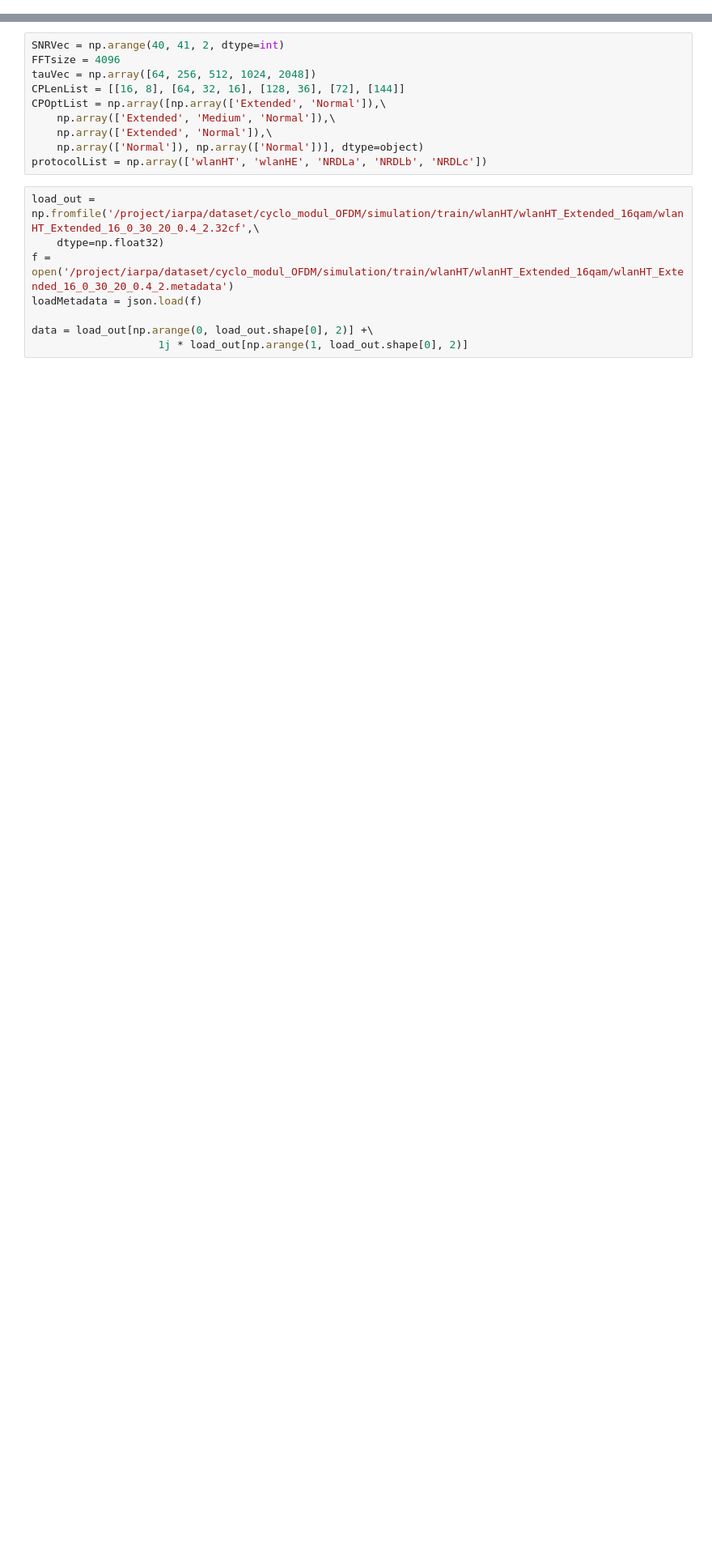
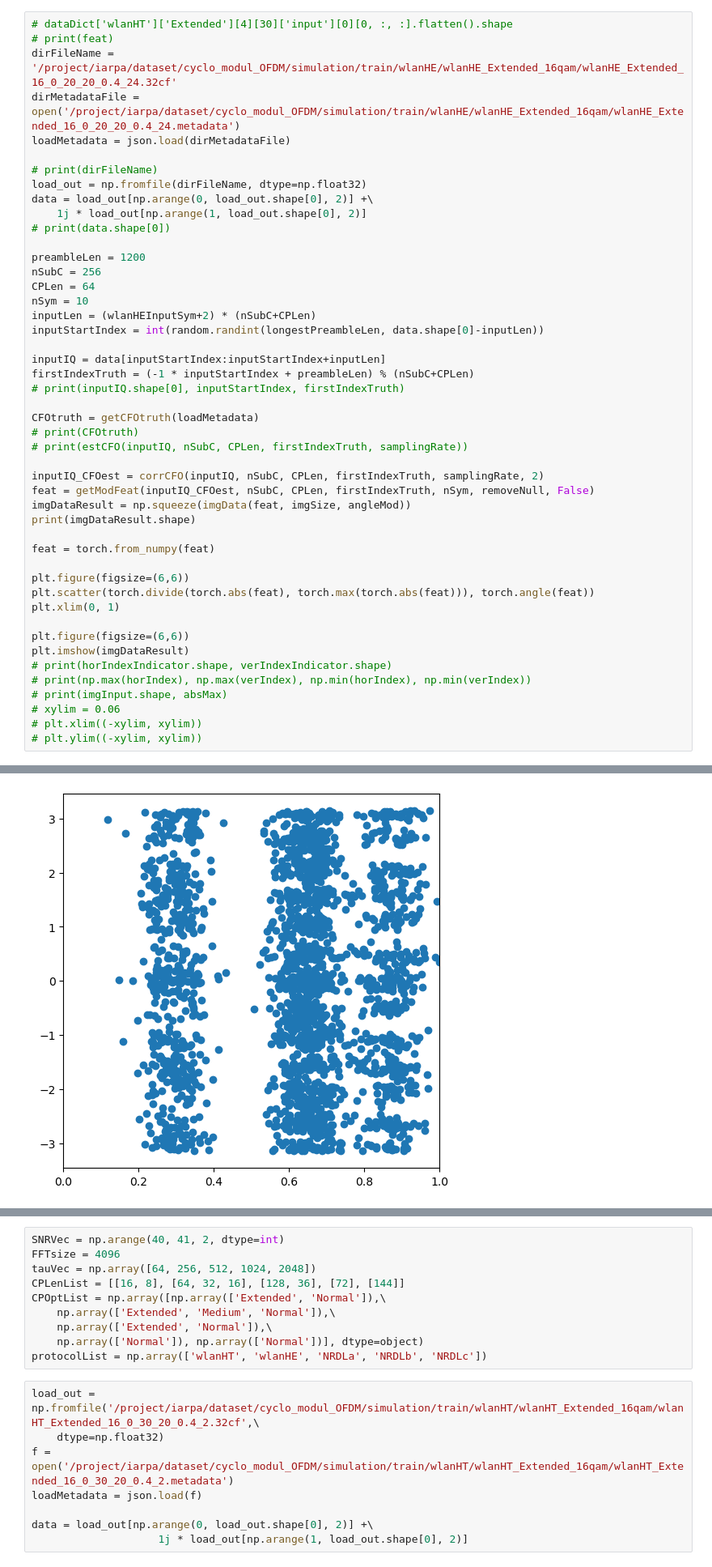
Before and after one commit to byungjunkim12/23-cyclo_modul_OFDM, a Jupyter notebook: python/tb.ipynb, the cells around one changed output, grey strips where cells are left out. Shown: that part at 81% size. Saved outputs shown, nothing was run; the diff lists cells and outputs as text; blank space fills up the shorter version.

Commit message:
change input to image

```diff
--- a/python/tb.ipynb
+++ b/python/tb.ipynb
@@ -92,0 +170,48 @@ IndexError: list index out of range
+# %%
+# dataDict['wlanHT']['Extended'][4][30]['input'][0][0, :, :].flatten().shape
+# print(feat)
+dirFileName = '/project/iarpa/dataset/cyclo_modul_OFDM/simulation/train/wlanHE/wlanHE_Extended_16qam/wlanHE_Extended_16_0_20_20_0.4_24.32cf'
+dirMetadataFile = open('/project/iarpa/dataset/cyclo_modul_OFDM/simulation/train/wlanHE/wlanHE_Extended_16qam/wlanHE_Extended_16_0_20_20_0.4_24.metadata')
+loadMetadata = json.load(dirMetadataFile)
+
+# print(dirFileName)
+load_out = np.fromfile(dirFileName, dtype=np.float32)
+data = load_out[np.arange(0, load_out.shape[0], 2)] +\
+    1j * load_out[np.arange(1, load_out.shape[0], 2)]
+# print(data.shape[0])
+
+preambleLen = 1200
+nSubC = 256
+CPLen = 64
+nSym = 10
+inputLen = (wlanHEInputSym+2) * (nSubC+CPLen)
+inputStartIndex = int(random.randint(longestPreambleLen, data.shape[0]-inputLen))
+
+inputIQ = data[inputStartIndex:inputStartIndex+inputLen]
+firstIndexTruth = (-1 * inputStartIndex + preambleLen) % (nSubC+CPLen)
+# print(inputIQ.shape[0], inputStartIndex, firstIndexTruth)
+
+CFOtruth = getCFOtruth(loadMetadata)
+# print(CFOtruth)
+# print(estCFO(inputIQ, nSubC, CPLen, firstIndexTruth, samplingRate))
+
+inputIQ_CFOest = corrCFO(inputIQ, nSubC, CPLen, firstIndexTruth, samplingRate, 2)
+feat = getModFeat(inputIQ_CFOest, nSubC, CPLen, firstIndexTruth, nSym, removeNull, False)
+imgDataResult = np.squeeze(imgData(feat, imgSize, angleMod))
+print(imgDataResult.shape)
+
+feat = torch.from_numpy(feat)
+
+plt.figure(figsize=(6,6))
+plt.scatter(torch.divide(torch.abs(feat), torch.max(torch.abs(feat))), torch.angle(feat))
+plt.xlim(0, 1)
+
+plt.figure(figsize=(6,6))
+plt.imshow(imgDataResult)
+# print(horIndexIndicator.shape, verIndexIndicator.shape)
+# print(np.max(horIndex), np.max(verIndex), np.min(horIndex), np.min(verIndex))
+# print(imgInput.shape, absMax)
+# xylim = 0.06
+# plt.xlim((-xylim, xylim))
+# plt.ylim((-xylim, xylim))
+# %% [output]
@@ -92,0 +220 @@ IndexError: list index out of range
+[figure, added]
```
Also changed, not shown: parts of 16 cells of this notebook, 7 other files.
